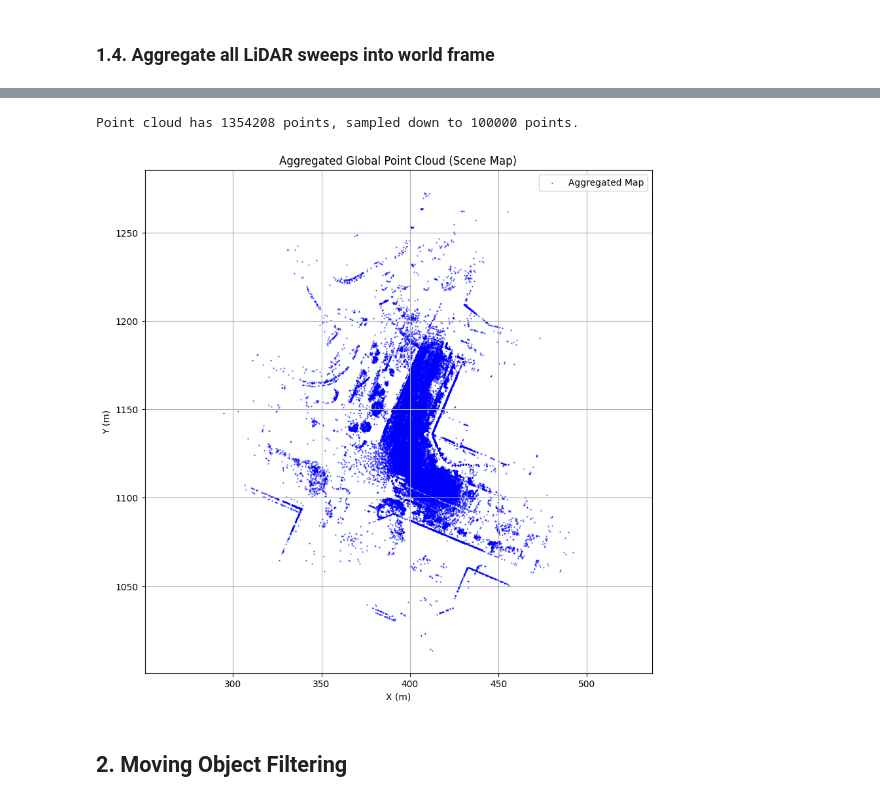
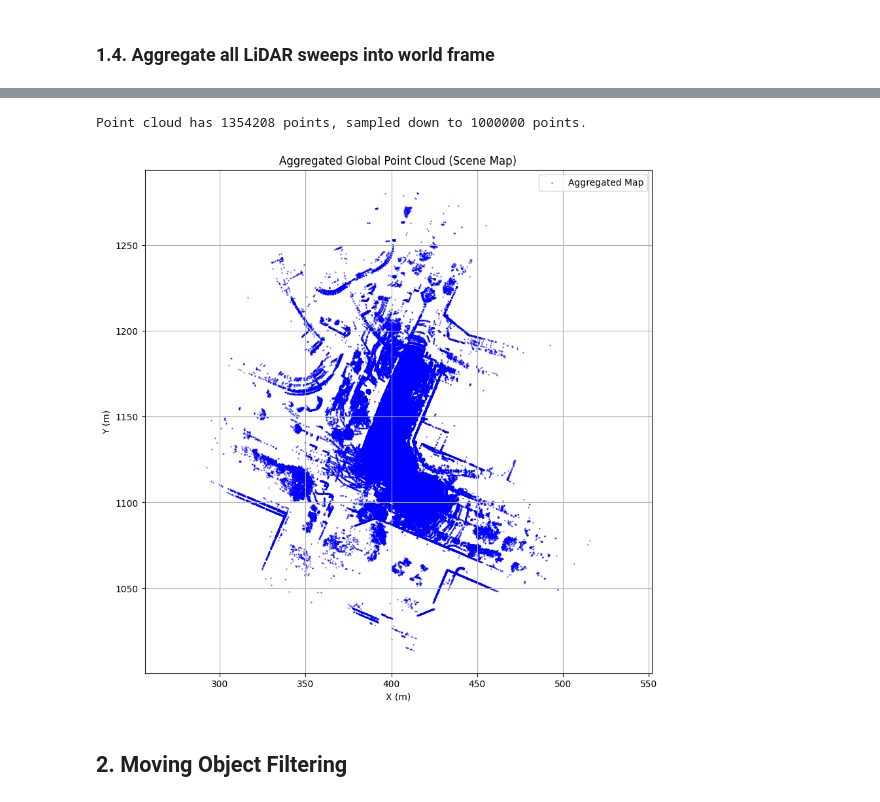
Before and after one commit to 09priyamgupta/LiDAR-Moving-Object-Filtering-and-Colorized-Map-Reconstruction, a Jupyter notebook: point_cloud_aggregation.ipynb, the cells around one changed output, grey strips where cells are left out. Saved outputs shown, nothing was run; the diff lists cells and outputs as text; code cells hidden in the pictures.

```diff
--- a/point_cloud_aggregation.ipynb
+++ b/point_cloud_aggregation.ipynb
@@ -700,18 +696,18 @@ Sweep Processing Complete:
      Aggregated world cloud shape: (1354208, 3)
 # %%
 # Visualize aggregated map (subsampled)
-sample_vis = sample_points(all_world_points, max_points=100000)
+sample_vis = sample_points(all_world_points, max_points=1000000)
 
 plot_lidar_topdown(
                     points_xyz=[sample_vis],
                     labels=["Aggregated Map"],
                     colors=["blue"],
                     sample_rates=[1],
                     title="Aggregated Global Point Cloud (Scene Map)"
                 )
 # %% [output]
-Point cloud has 1354208 points, sampled down to 100000 points.
+Point cloud has 1354208 points, sampled down to 1000000 points.
-[figure, old version]
+[figure, new version]
 # %% [markdown]
 ## 2. Moving Object Filtering
 # %% [markdown]
```
Also changed, not shown: parts of 10 cells of this notebook, 11 other files.
